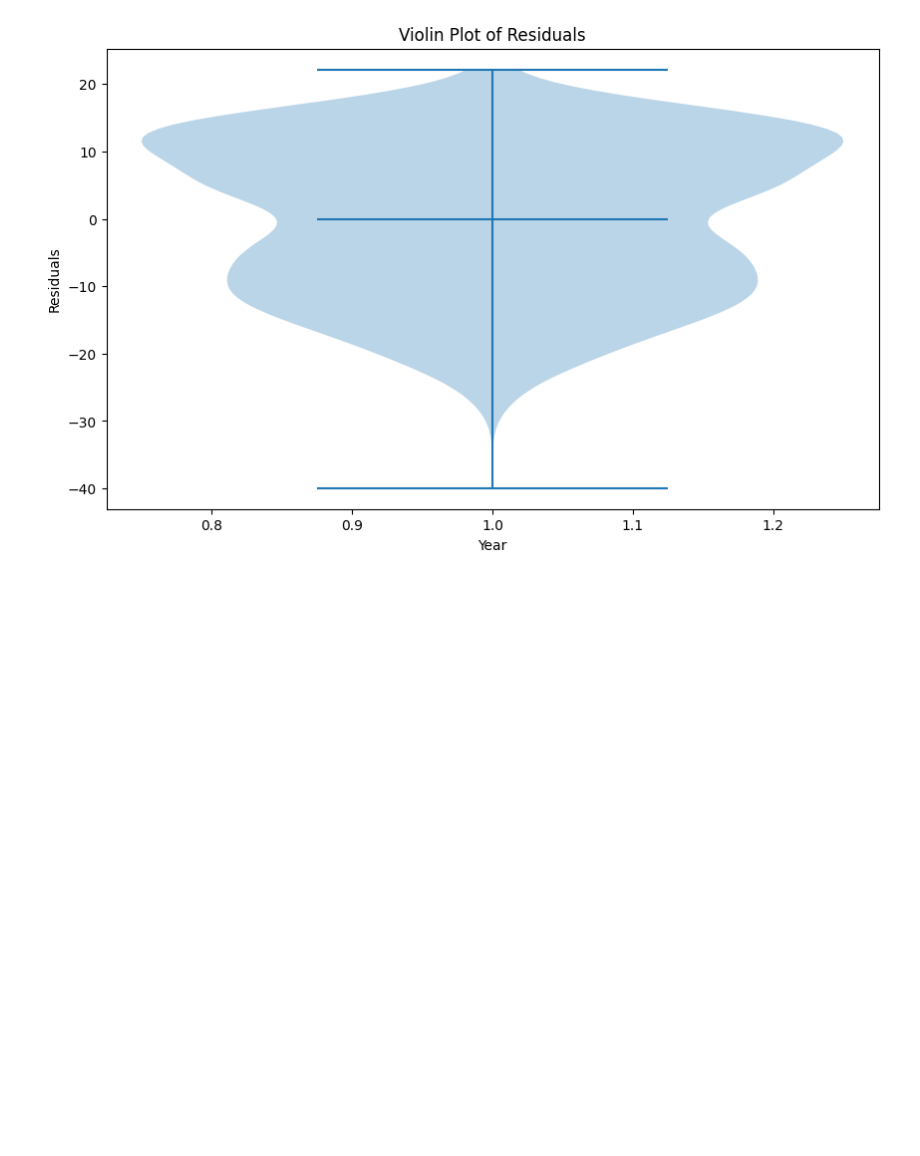
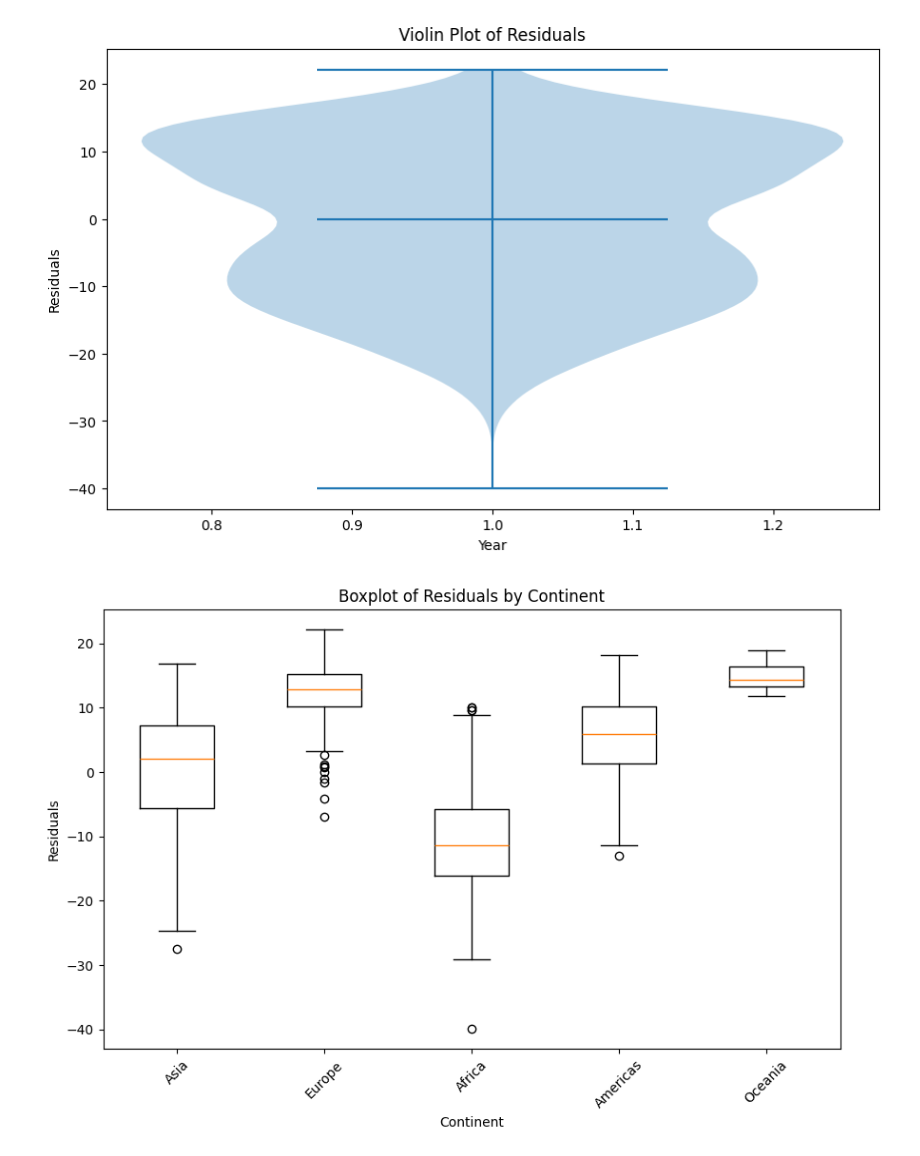
Before and after one commit to JAquaye/cmsc320, a Jupyter notebook: project3/project3.ipynb, the cells around one changed output. Drawn from its saved outputs; the diff is of its cells as text; code cells hidden in the pictures; blank space fills up the shorter version.

```diff
--- a/project3/project3.ipynb
+++ b/project3/project3.ipynb
@@ -117,3 +118,14 @@ plt.ylabel('Residuals')
 plt.show()
 # %% [output]
 [figure]
+# %%
+# Exercise 4
+plt.figure(figsize=(10, 6))
+plt.xticks(rotation=45)
+plt.title('Boxplot of Residuals by Continent')
+plt.xlabel('Continent')
+plt.ylabel('Residuals')
+plt.boxplot([data[data['continent'] == c]['residual'] for c in data['continent'].unique()], labels=data['continent'].unique())
+plt.show()
+# %% [output]
+[figure, added]
```
Also changed, not shown: parts of 7 cells of this notebook, 1 other file.
